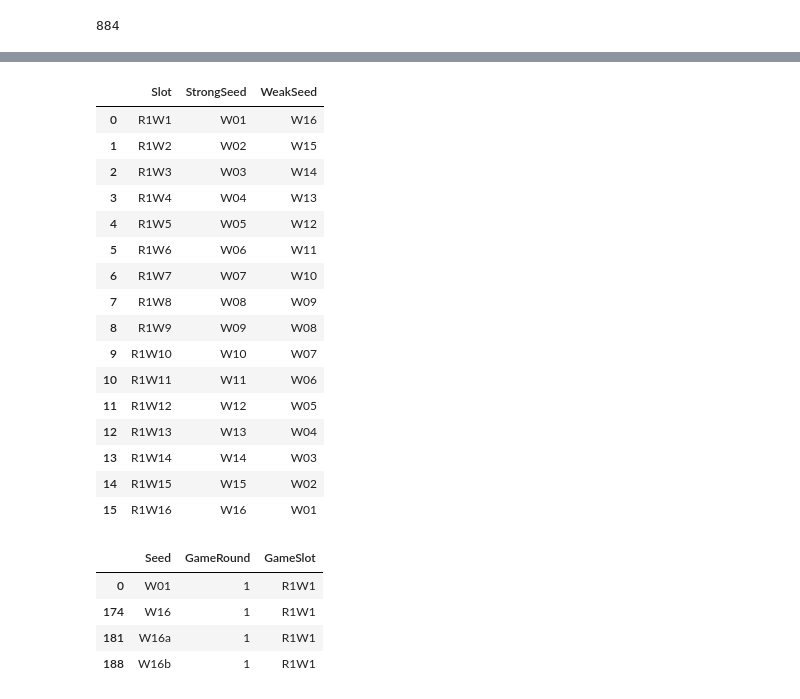
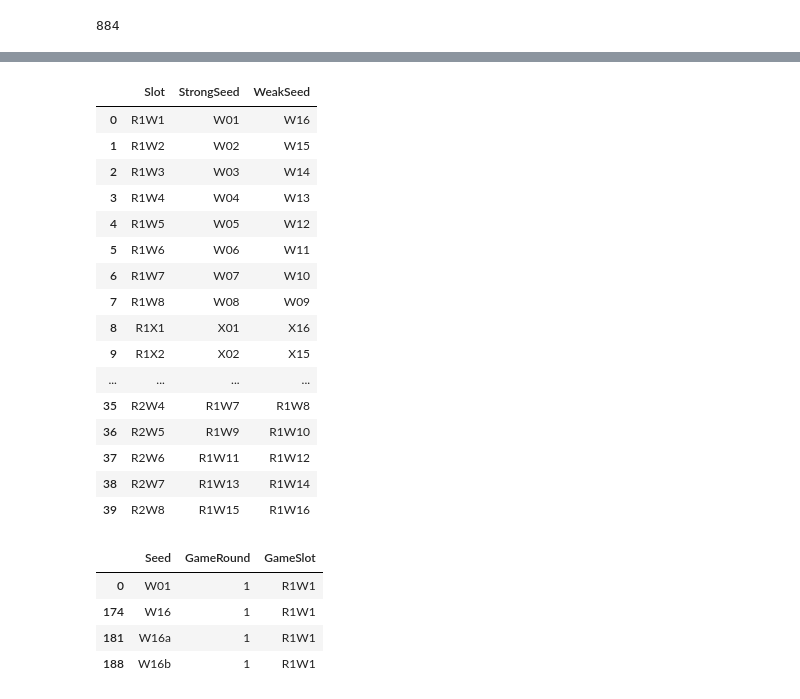
Before and after one commit to jacksonmlukas/marchmadness2024, a Jupyter notebook: neuralnetpredictor.ipynb, the cells around one changed output, grey strips where cells are left out. Drawn from its saved outputs; the diff is of its cells as text; code cells hidden in the pictures.

```diff
--- a/neuralnetpredictor.ipynb
+++ b/neuralnetpredictor.ipynb
@@ -503,65 +505,71 @@ seeds_csv = seeds_csv[seeds_csv["Tournament"] == 'M']
 # %%
 import pandas as pd
 import numpy as np
 from itertools import combinations
 
 def generate_round_slots():
-    """
-    Generates a DataFrame representing the tournament structure for matchups based on seeds,
-    correctly pairing teams and ensuring accurate progression through rounds.
-    """
+    slots = []
+    # Define the number of teams and initialize matchups for the first round
+    num_teams = 64
     regions = ['W', 'X', 'Y', 'Z']
-    rounds = [1, 2, 3, 4, 5]  # Round 1 (32 games), Round 2 (16 games), Sweet 16, Elite 8, Final Four
-    slots = []
+    region_teams = num_teams // len(regions)  # Teams per region
 
-    # First Round
+    # Generate first-round matchups for each region
     for region in regions:
-        for seed in range(1, 17):
-            slot = f"R1{region}{seed}"
-            strong_seed = f"{region}{seed:02}"
-            weak_seed = f"{region}{17-seed:02}"
+        for i in range(1, region_teams // 2 + 1):
+            strong_seed = f"{region}{i:02}"
+            weak_seed = f"{region}{region_teams + 1 - i:02}"
+            slot = f"R1{region}{i}"
             slots.append({"Slot": slot, "StrongSeed": strong_seed, "WeakSeed": weak_seed})
 
-    # Subsequent Rounds (assuming perfect bracket progression for simplicity)
-    for round_num in rounds[1:]:
-        round_games = 2**(5-round_num)  # Number of games per region in this round
+    # Dynamically generate matchups for subsequent rounds until the championship
+    rounds = int(np.log2(num_teams))  # Total rounds needed for the championship
+    for round_num in range(2, rounds + 1):
+        round_slots_per_region = 2 ** (rounds - round_num)  # Slots decrease by half each round
         for region in regions:
-            for game in range(1, round_games + 1):
-                slot = f"R{round_num}{region}{game}"
-                # Slots are placeholders and will be replaced with actual team seeds during simulation
-                strong_seed = f"Winner_{slot}A"
-                weak_seed = f"Winner_{slot}B"
+            for i in range(1, round_slots_per_region + 1):
+                # For simplicity in identifying slots, use region and round number
+                slot = f"R{round_num}{region}{i}"
+                # Seed placeholders now simply reference the slot they advanced from
+                strong_seed = f"R{round_num-1}{region}{2*i-1}"
+                weak_seed = f"R{round_num-1}{region}{2*i}"
                 slots.append({"Slot": slot, "StrongSeed": strong_seed, "WeakSeed": weak_seed})
 
-    # Final Four and Championship (special handling)
-    slots.append({"Slot": "R5WX", "StrongSeed": "Winner_R4W1", "WeakSeed": "Winner_R4X1"})  # Semifinal 1
-    slots.append({"Slot": "R5YZ", "StrongSeed": "Winner_R4Y1", "WeakSeed": "Winner_R4Z1"})  # Semifinal 2
-    slots.append({"Slot": "R6CH", "StrongSeed": "Winner_R5WX", "WeakSeed": "Winner_R5YZ"})  # Championship
+    # Final Four and Championship (assuming regions W & X and Y & Z face off)
+    final_four = [
+        ("R6WX1", "R5W1", "R5X1"),
+        ("R6YZ1", "R5Y1", "R5Z1"),
+    ]
+    for slot, strong_seed, weak_seed in final_four:
+        slots.append({"Slot": slot, "StrongSeed": strong_seed, "WeakSeed": weak_seed})
+
+    # Championship
+    slots.append({"Slot": "R7CH1", "StrongSeed": "R6WX1", "WeakSeed": "R6YZ1"})
 
     return pd.DataFrame(slots)
 
 
 # Example: Generate round slots for a 64-team tournament
 round_slots = generate_round_slots()
-round_slots[:16]
+round_slots[:40]
 # %% [output]
 |  | Slot | StrongSeed | WeakSeed |
 | 0 | R1W1 | W01 | W16 |
 | 1 | R1W2 | W02 | W15 |
 | 2 | R1W3 | W03 | W14 |
 | 3 | R1W4 | W04 | W13 |
 | 4 | R1W5 | W05 | W12 |
 | 5 | R1W6 | W06 | W11 |
 | 6 | R1W7 | W07 | W10 |
 | 7 | R1W8 | W08 | W09 |
-| 8 | R1W9 | W09 | W08 |
-| 9 | R1W10 | W10 | W07 |
-| 10 | R1W11 | W11 | W06 |
-| 11 | R1W12 | W12 | W05 |
-| 12 | R1W13 | W13 | W04 |
-| 13 | R1W14 | W14 | W03 |
-| 14 | R1W15 | W15 | W02 |
-| 15 | R1W16 | W16 | W01 |
+| 8 | R1X1 | X01 | X16 |
+| 9 | R1X2 | X02 | X15 |
+| ... | ... | ... | ... |
+| 35 | R2W4 | R1W7 | R1W8 |
+| 36 | R2W5 | R1W9 | R1W10 |
+| 37 | R2W6 | R1W11 | R1W12 |
+| 38 | R2W7 | R1W13 | R1W14 |
+| 39 | R2W8 | R1W15 | R1W16 |
 # %%
 structure[structure["GameSlot"] == "R1W1"]
 # %% [output]
```
Also changed, not shown: parts of 8 cells of this notebook.
